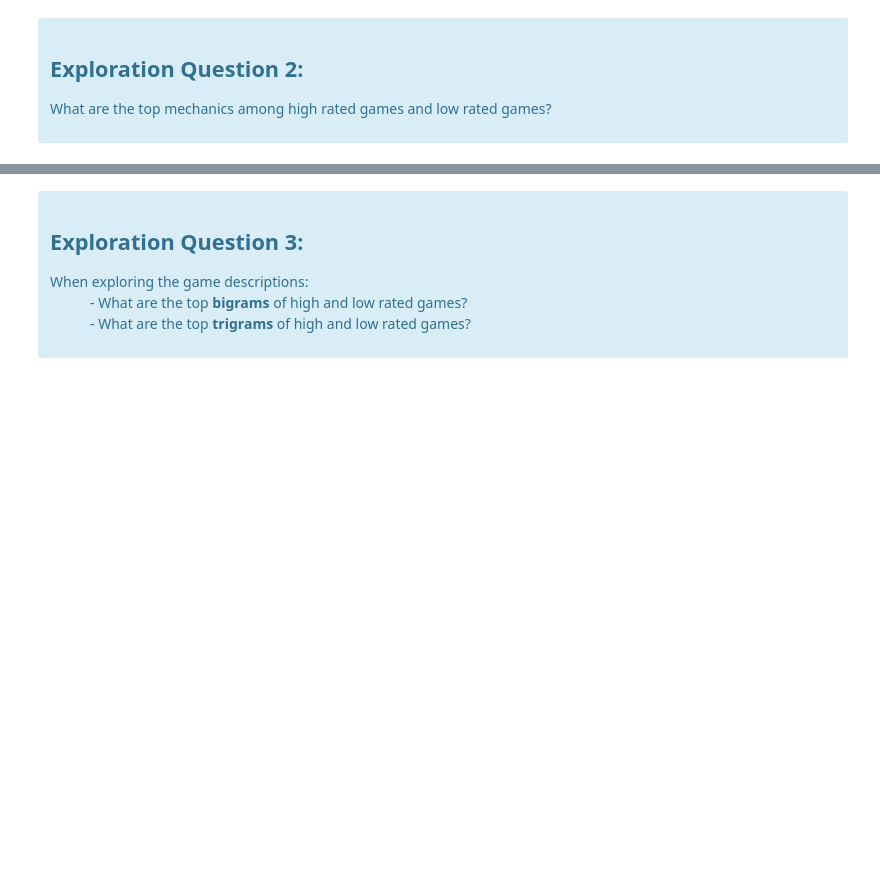
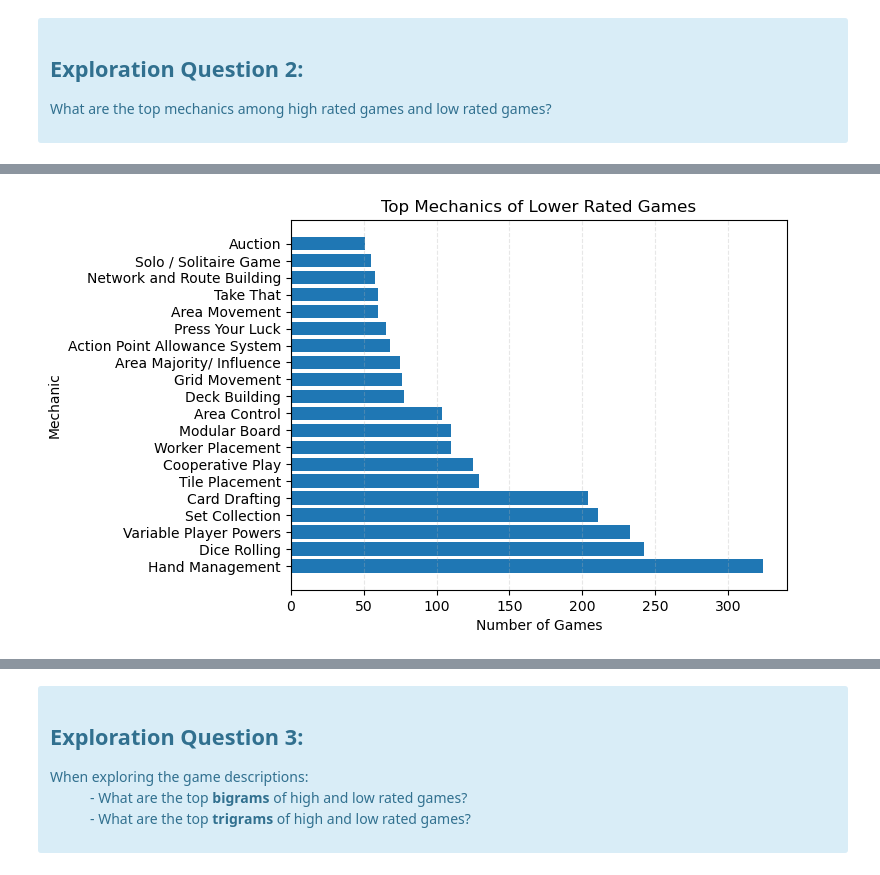
Before and after one commit to Andy-Jensen/board-game-project, a Jupyter notebook: final-report.ipynb, the cells around one changed output, grey strips where cells are left out. Drawn from its saved outputs; the diff is of its cells as text; code cells hidden in the pictures; blank space fills up the shorter version.

```diff
--- a/final-report.ipynb
+++ b/final-report.ipynb
@@ -95,0 +129,5 @@ The p-value (1.5364921060137039e-12) is lower than the alpha (0.05) so we reject
+# %%
+# plot to show top 20 mechanics in lower rated games
+ex.low_mech_plt()
+# %% [output]
+[figure, added]
```
Also changed, not shown: parts of 15 cells of this notebook, 2 other files.
